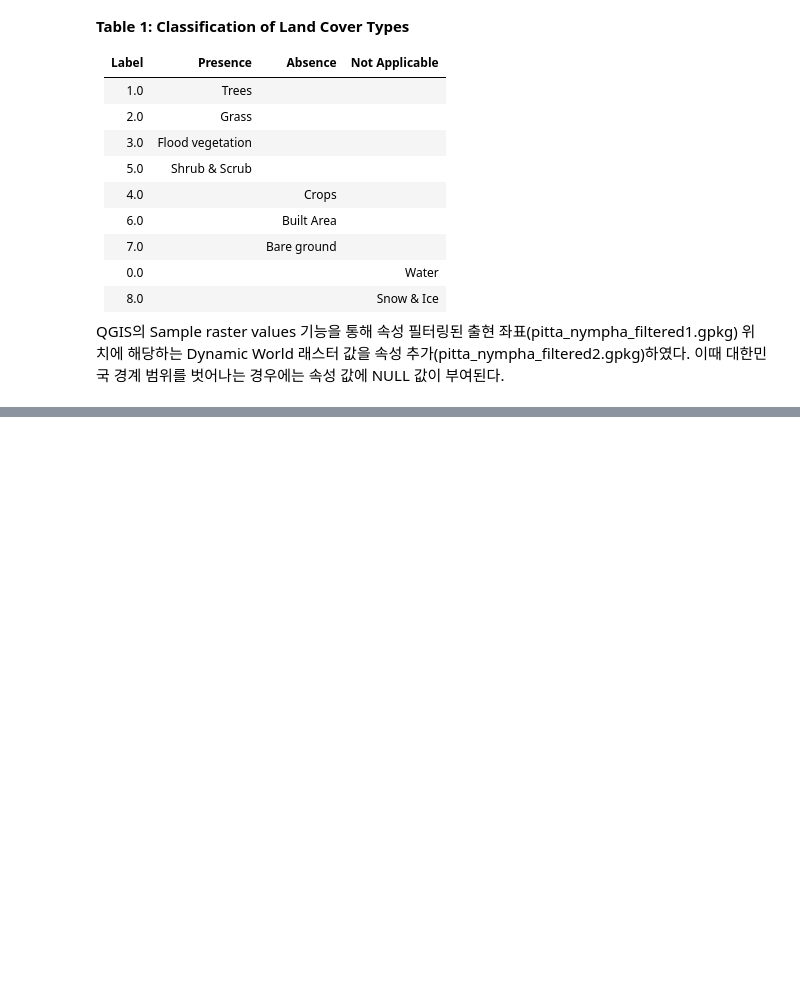
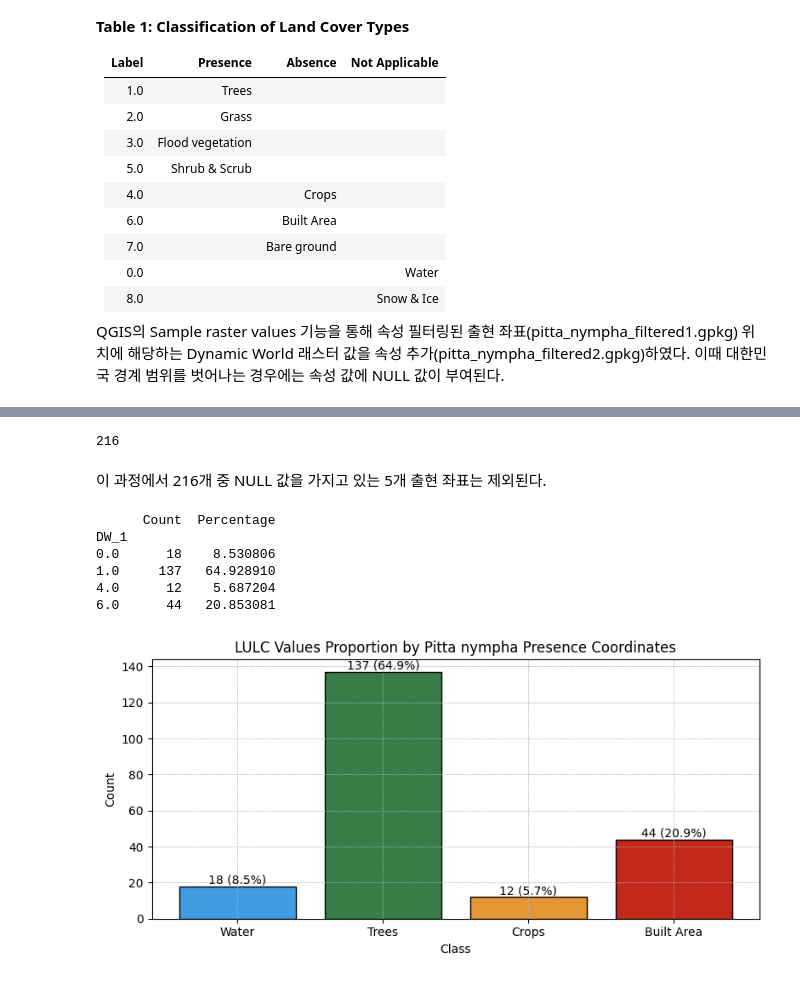
Before and after one commit to osgeokr/kari-sdm, a Jupyter notebook: 002_gbif_pitta_nympha_spatial_filtering.ipynb, the cells around one changed output, grey strips where cells are left out. Drawn from its saved outputs; the diff is of its cells as text; code cells hidden in the pictures; blank space fills up the shorter version.

```diff
--- a/002_gbif_pitta_nympha_spatial_filtering.ipynb
+++ b/002_gbif_pitta_nympha_spatial_filtering.ipynb
@@ -167,0 +186,3 @@ QGIS의 Sample raster values 기능을 통해 속성 필터링된 출현 좌표(
+# %%
+gdf = gpd.read_file('pitta_nympha_filtered2.gpkg')
+gdf.head(1)
@@ -167,0 +192,57 @@ QGIS의 Sample raster values 기능을 통해 속성 필터링된 출현 좌표(
+# %%
+len(gdf)
+# %% [output]
+216
+# %% [markdown]
+이 과정에서 216개 중 NULL 값을 가지고 있는 5개 출현 좌표는 제외된다.
+# %%
+# DW_1 필드 내 고유값의 개수/비울 계산
+dw1_counts = gdf['DW_1'].value_counts().sort_index()
+dw1_percentages = gdf['DW_1'].value_counts(normalize=True).sort_index() * 100
+
+results = pd.DataFrame({
+    'Count': dw1_counts,
+    'Percentage': dw1_percentages
+})
+print(results)
+# %% [output]
+      Count  Percentage
+DW_1
+0.0      18    8.530806
+1.0     137   64.928910
+4.0      12    5.687204
+6.0      44   20.853081
+# %%
+# Dynamic World 표준 레이블/색상 설정
+label_map = {0.0: 'Water', 1.0: 'Trees', 2.0: 'Grass', 3.0: 'Flood vegetation', 4.0: 'Crops',
+             5.0: 'Shrub & Scrub', 6.0: 'Built Area', 7.0: 'Bare ground', 8.0: 'Snow & Ice'}
+color_map = {0.0: '#419BDF', 1.0: '#397D49', 2.0: '#88B053', 3.0: '#7A87C6', 4.0: '#E49635',
+             5.0: '#DFC35A', 6.0: '#C4281B', 7.0: '#A59B8F', 8.0: '#B39FE1'}
+
+present_labels = [label_map[key] for key in results.index if key in label_map]
+present_colors = [color_map[key] for key in results.index if key in color_map]
+# %%
+# 색상/비율 바 차트
+fig, ax = plt.subplots(figsize=(8, 4))
+
+bars = ax.bar(present_labels, results['Count'], color=present_colors, edgecolor='black')
+ax.set_xlabel('Class')
+ax.set_ylabel('Count')
+ax.set_title('LULC Values Proportion by Pitta nympha Presence Coordinates')
+plt.xticks()
+plt.yticks()
+ax.grid(True, which='both', linestyle='--', linewidth=0.5)
+
+for i, bar in enumerate(bars):
+    height = bar.get_height()
+    percentage = results.iloc[i]['Percentage']
+    ax.annotate(f'{height} ({percentage:.1f}%)',
+                xy=(bar.get_x() + bar.get_width() / 2, height),
+                xytext=(0, 0),  # 0 points vertical offset
+                textcoords="offset points",
+                ha='center', va='bottom')
+
+plt.tight_layout()
+plt.show()
+# %% [output]
+[figure, added]
```
Also changed, not shown: parts of 6 cells of this notebook.
